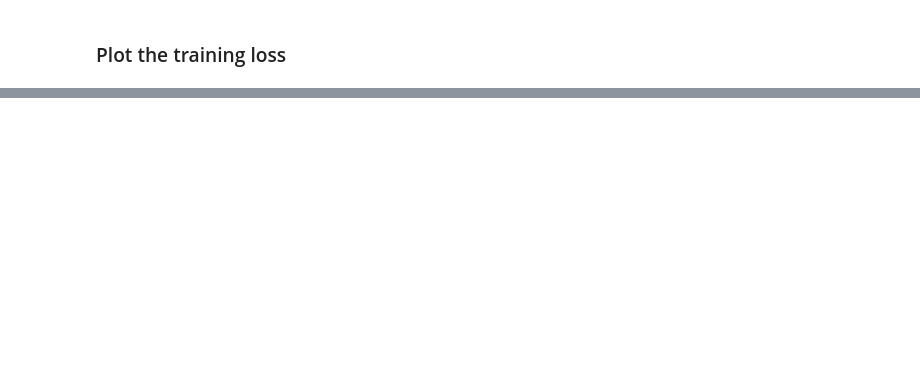
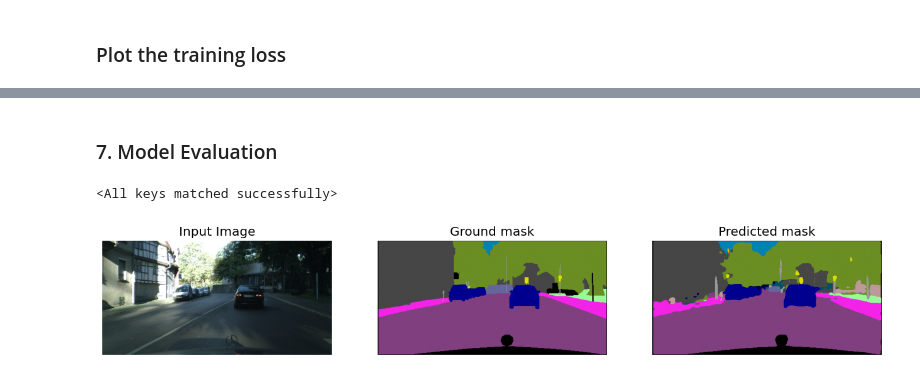
Before and after one commit to sahil-sharma-50/Route-Navigation-for-Visually-Impaired, a Jupyter notebook: Image_Segmentation.ipynb, the cells around one changed output, grey strips where cells are left out. Saved outputs shown, nothing was run; the diff lists cells and outputs as text; code cells hidden in the pictures; blank space fills up the shorter version.

```diff
--- a/Image_Segmentation.ipynb
+++ b/Image_Segmentation.ipynb
@@ -83 +127,7 @@ img_size = (256,512)
+# %%
+def decode_segmap(segmentation_map):
+    rgb = np.zeros((segmentation_map.shape[0], segmentation_map.shape[1], 3), dtype=np.uint8)
+    for label, color in label_colors.items():
+        rgb[segmentation_map == label] = color
+    return rgb / 255.0
 # %% [markdown]
@@ -236,0 +331,41 @@ plt.legend(loc="lower left")
+# %% [markdown]
+### 7. Model Evaluation
+# %%
+model.load_state_dict(torch.load('road_scene_ImgSeg_model.pt'))
+# %% [output]
+<All keys matched successfully>
+# %%
+testset = CustomClass(cityscapes, split='val', mode='fine', target_type='semantic',transforms=transform)
+test_loader = DataLoader(testset, batch_size=batch_size, shuffle=False)
+# %%
+model=model.cuda()
+model.eval()
+with torch.no_grad():
+    for batch in test_loader:
+        img,seg=batch
+        output=model(img.cuda())
+        break
+# %%
+sample = 3
+invimg = inv_normalize(img[sample])
+outputx = output.detach().cpu()[sample]
+
+invimg = np.clip(invimg, 0, 1)
+decoded_mask = decode_segmap(encode_segmap(seg[sample].clone()))
+decoded_output = decode_segmap(torch.argmax(outputx, 0))
+
+fig, ax = plt.subplots(ncols=3, figsize=(16, 50), facecolor='white')
+ax[0].imshow(np.moveaxis(invimg.numpy(), 0, 2))
+ax[0].axis('off')
+ax[1].imshow(decoded_mask)
+ax[1].axis('off')
+ax[2].imshow(decoded_output)
+ax[2].axis('off')
+
+ax[0].set_title('Input Image')
+ax[1].set_title('Ground mask')
+ax[2].set_title('Predicted mask')
+
+plt.savefig('result.png', bbox_inches='tight')
+# %% [output]
+[figure, added]
```
Also changed, not shown: parts of 28 cells of this notebook.
